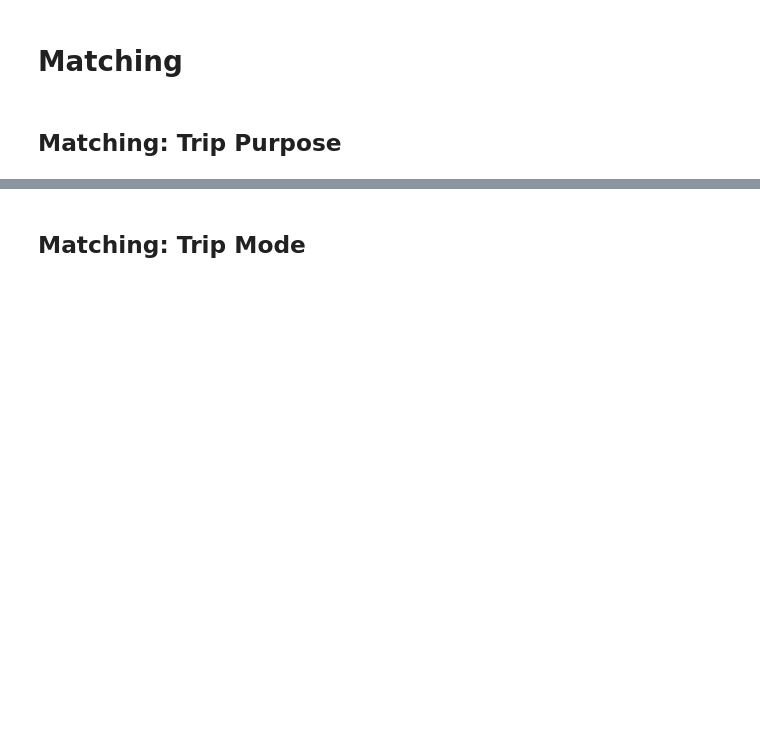
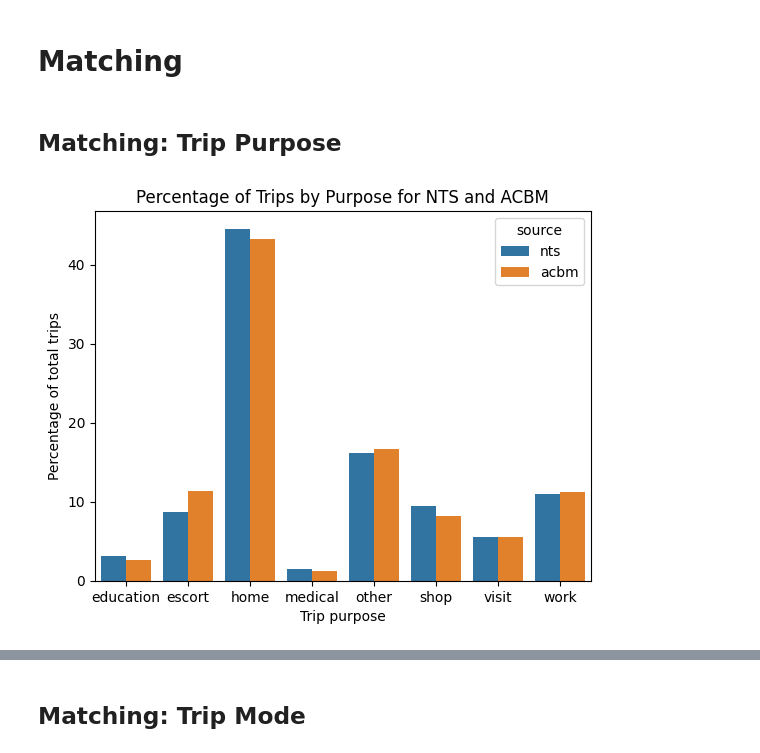
Before and after one commit to Urban-Analytics-Technology-Platform/acbm, a Jupyter notebook: notebooks/5_validate_outputs.ipynb, the cells around one changed output, grey strips where cells are left out. Saved outputs shown, nothing was run; the diff lists cells and outputs as text; code cells hidden in the pictures; blank space fills up the shorter version.

```diff
--- a/notebooks/5_validate_outputs.ipynb
+++ b/notebooks/5_validate_outputs.ipynb
@@ -34,6 +37,10 @@ legs_acbm
 | 14973 | 14973 | 794027 | 334502 | NaN | E00057826 | E00056882 | other | home | ... |
 | 14974 | 14974 | 794027 | 334502 | NaN | E00056882 | E00057826 | home | other | ... |
 14975 rows × 14 columns
+# %%
+# rename origin activity and destination activity columns
+
+legs_acbm = legs_acbm.rename(columns={"origin activity": "oact", "destination activity": "dact"})
 # %%
 legs_nts
 # %% [output]
@@ -56,3 +91,28 @@ legs_nts
 # Matching
 # %% [markdown]
 ## Matching: Trip Purpose
+# %%
+# Get number of trips by mode for legs_nts, and legs_acbm, and plot a comparative bar plot
+
+# NTS
+purpose_nts = legs_nts.groupby("dact").size().reset_index(name="count")
+purpose_nts["source"] = "nts"
+
+# ACBM
+purpose_acbm = legs_acbm.groupby("dact").size().reset_index(name="count")
+purpose_acbm["source"] = "acbm"
+
+# Combine the data
+purpose_compare = pd.concat([purpose_nts, purpose_acbm])
+
+# Calculate the percentage of trips for each mode within each source
+purpose_compare["percentage"] = purpose_compare.groupby("source")["count"].transform(lambda x: (x / x.sum()) * 100)
+
+
+sns.barplot(data=purpose_compare, x="dact", y="percentage", hue="source")
+plt.xlabel('Trip purpose')
+plt.ylabel('Percentage of total trips')
+plt.title('Percentage of Trips by Purpose for NTS and ACBM')
+plt.show()
+# %% [output]
+[figure, added]
```
Also changed, not shown: parts of 8 cells of this notebook.
